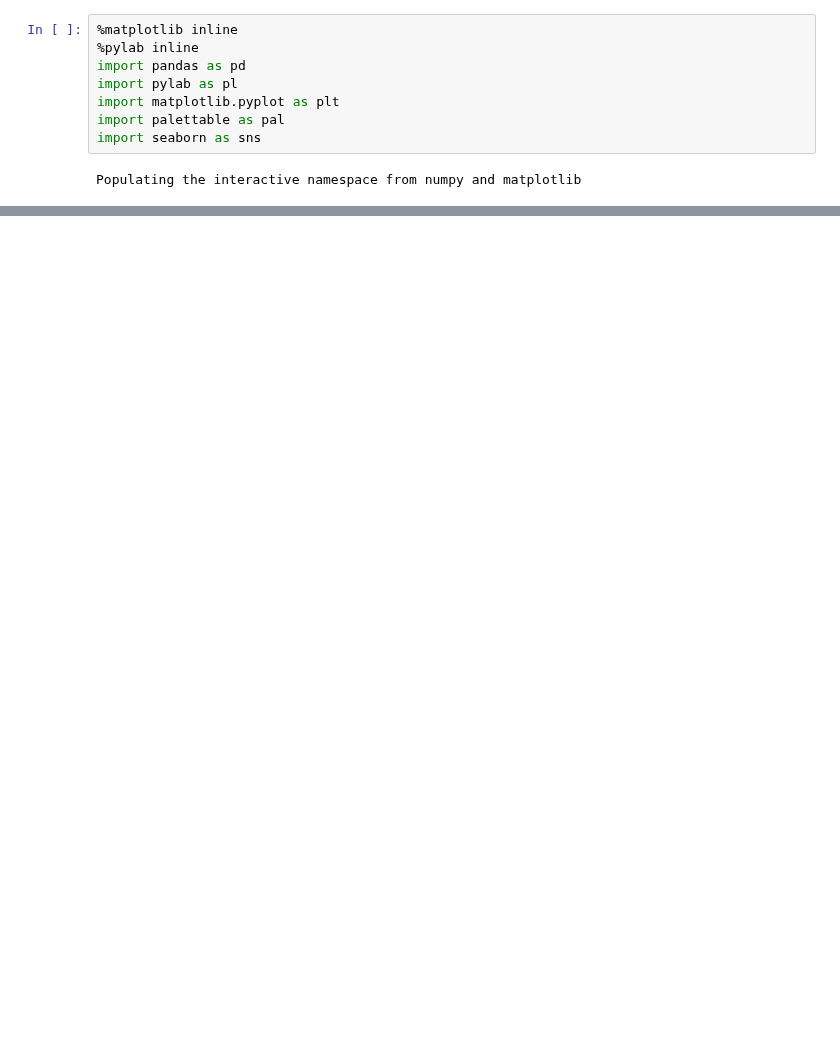
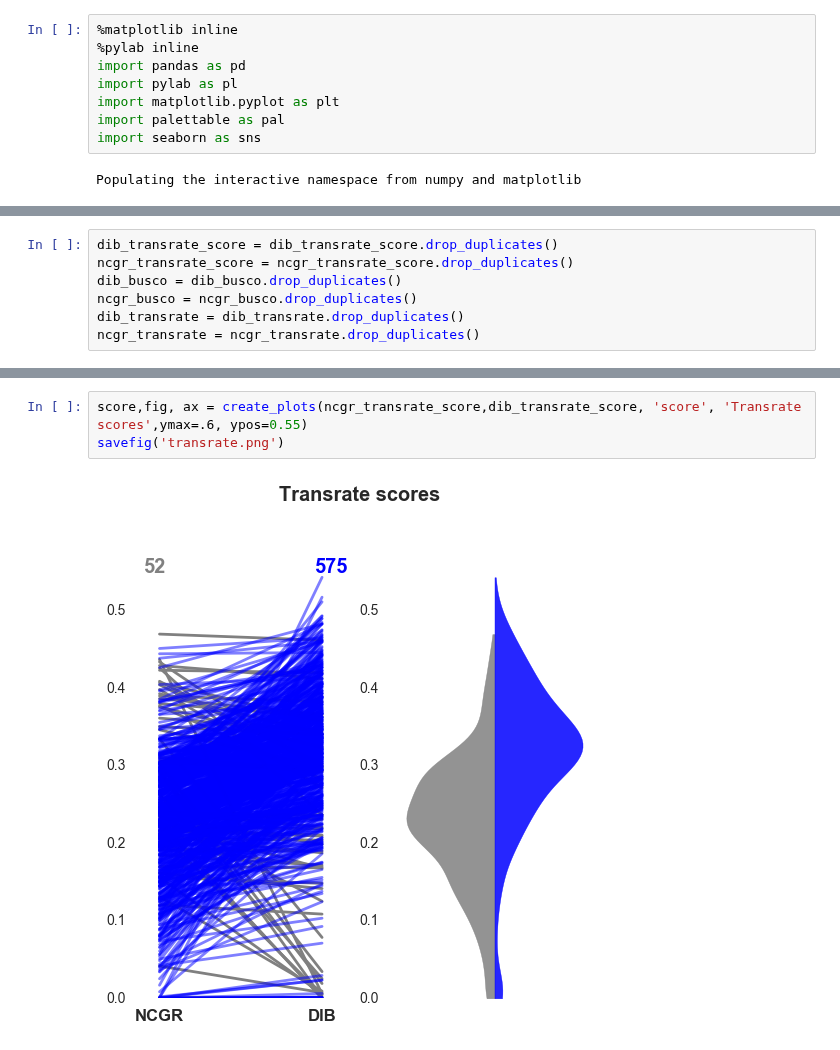
Before and after one commit to johnsolk/MMETSP, a Jupyter notebook: notebooks/transrate_scores_final.ipynb, the cells around one changed output, grey strips where cells are left out. Drawn from its saved outputs; the diff is of its cells as text; blank space fills up the shorter version.

```diff
--- a/notebooks/transrate_scores_final.ipynb
+++ b/notebooks/transrate_scores_final.ipynb
@@ -23,0 +62,7 @@ dib_transrate = pd.read_csv(file_dib_transrate_scores, index_col='SampleName')
+# %%
+dib_transrate_score = dib_transrate_score.drop_duplicates()
+ncgr_transrate_score = ncgr_transrate_score.drop_duplicates()
+dib_busco = dib_busco.drop_duplicates()
+ncgr_busco = ncgr_busco.drop_duplicates()
+dib_transrate = dib_transrate.drop_duplicates()
+ncgr_transrate = ncgr_transrate.drop_duplicates()
@@ -23,0 +197,5 @@ dib_transrate = pd.read_csv(file_dib_transrate_scores, index_col='SampleName')
+# %%
+score,fig, ax = create_plots(ncgr_transrate_score,dib_transrate_score, 'score', 'Transrate scores',ymax=.6, ypos=0.55)
+savefig('transrate.png')
+# %% [output]
+[figure, added]
```
Also changed, not shown: parts of 25 cells of this notebook, 22 other files.
